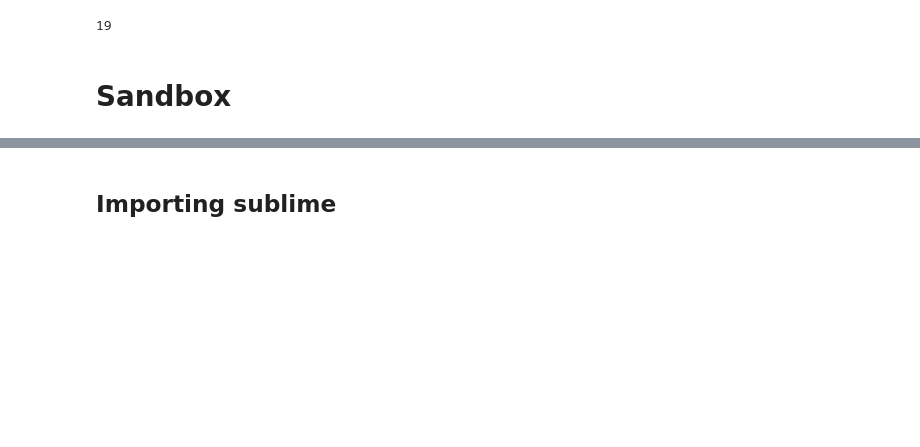
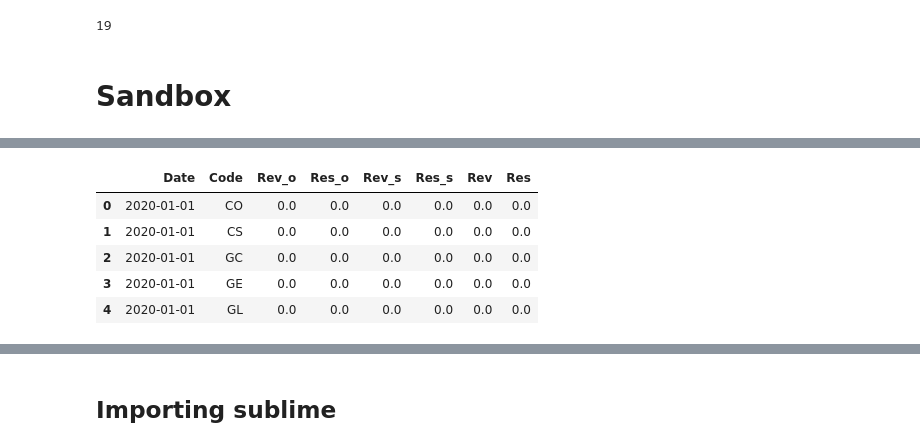
Before and after one commit to cjw21889/revreports, a Jupyter notebook: notebooks/Arlo.ipynb, the cells around one changed output, grey strips where cells are left out. Saved outputs shown, nothing was run; the diff lists cells and outputs as text; code cells hidden in the pictures; blank space fills up the shorter version.

```diff
--- a/notebooks/Arlo.ipynb
+++ b/notebooks/Arlo.ipynb
@@ -476,0 +405,4 @@ load.tail(50)
+# %%
+seven = pd.concat([act[act.Date < seven.loc[0]['Date']], seven])
+one = pd.concat([act[act.Date < one.loc[0]['Date']], one])
+today = pd.concat([act[act.Date < today.loc[0]['Date']], today])
@@ -476,0 +470,9 @@ load.tail(50)
+# %%
+test.head()
+# %% [output]
+|  | Date | Code | Rev_o | Res_o | Rev_s | Res_s | Rev | Res |
+| 0 | 2020-01-01 | CO | 0.0 | 0.0 | 0.0 | 0.0 | 0.0 | 0.0 |
+| 1 | 2020-01-01 | CS | 0.0 | 0.0 | 0.0 | 0.0 | 0.0 | 0.0 |
+| 2 | 2020-01-01 | GC | 0.0 | 0.0 | 0.0 | 0.0 | 0.0 | 0.0 |
+| 3 | 2020-01-01 | GE | 0.0 | 0.0 | 0.0 | 0.0 | 0.0 | 0.0 |
+| 4 | 2020-01-01 | GL | 0.0 | 0.0 | 0.0 | 0.0 | 0.0 | 0.0 |
```
Also changed, not shown: parts of 44 cells of this notebook, 4 other files.
